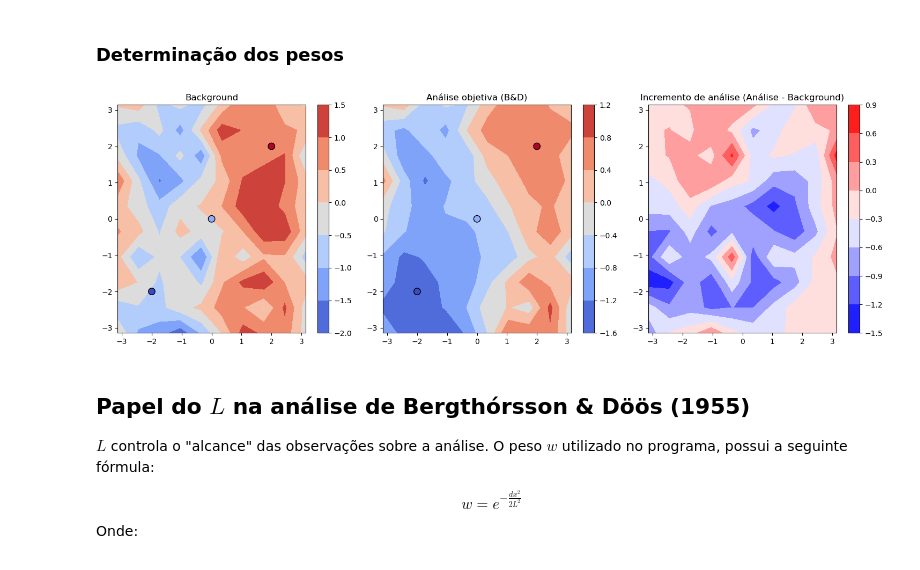
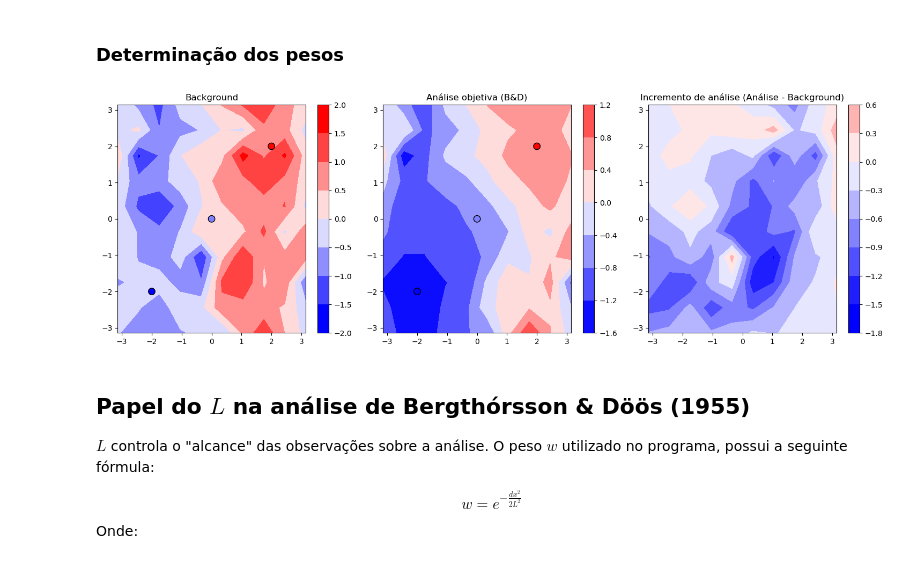
Before and after one commit to cfbastarz/MET563-3, a Jupyter notebook: atividade_03_analise_bd1955_1d2d.ipynb, the cells around one changed output. Saved outputs shown, nothing was run; the diff lists cells and outputs as text; code cells hidden in the pictures.

```diff
--- a/atividade_03_analise_bd1955_1d2d.ipynb
+++ b/atividade_03_analise_bd1955_1d2d.ipynb
@@ -181,24 +182,28 @@ for (xo, yo), obs in zip(obs_locs, obs_vals):
     xa = (1-w) * xa + w * obs
 # %%
 fig, axes = plt.subplots(1, 3, figsize=(15,5))
-cs0 = axes[0].contourf(LON, LAT, xb, cmap="coolwarm")
-axes[0].scatter(obs_locs[:,0], obs_locs[:,1], c=obs_vals, edgecolor="k", cmap="coolwarm", s=80)
+
+vmax1 = np.max(np.abs(xb))
+cs0 = axes[0].contourf(LON, LAT, xb, cmap="bwr", norm=colors.TwoSlopeNorm(vmin=-vmax1, vcenter=0, vmax=vmax1))
+axes[0].scatter(obs_locs[:,0], obs_locs[:,1], c=obs_vals, edgecolor="k", cmap="bwr", s=80)
 axes[0].set_title("Background")
 fig.colorbar(cs0, ax=axes[0])
 
-cs1 = axes[1].contourf(LON, LAT, xa, cmap="coolwarm")
-axes[1].scatter(obs_locs[:,0], obs_locs[:,1], c=obs_vals, edgecolor="k", cmap="coolwarm", s=80)
+vmax2 = np.max(np.abs(xa))
+cs1 = axes[1].contourf(LON, LAT, xa, cmap="bwr", norm=colors.TwoSlopeNorm(vmin=-vmax2, vcenter=0, vmax=vmax2))
+axes[1].scatter(obs_locs[:,0], obs_locs[:,1], c=obs_vals, edgecolor="k", cmap="bwr", s=80)
 axes[1].set_title("Análise objetiva (B&D)")
 fig.colorbar(cs1, ax=axes[1])
 
-cs2 = axes[2].contourf(LON, LAT, xa-xb, cmap="bwr")
+vmax3 = np.max(np.abs(xa-xb))
+cs2 = axes[2].contourf(LON, LAT, xa-xb, cmap="bwr", norm=colors.TwoSlopeNorm(vmin=-vmax3, vcenter=0, vmax=vmax3))
 axes[2].set_title("Incremento de análise (Análise - Background)")
 fig.colorbar(cs2, ax=axes[2])
 
 plt.tight_layout()
 plt.show()
 # %% [output]
-[figure, old version]
+[figure, new version]
 # %% [markdown]
 ## Papel do $L$ na análise de Bergthórsson & Döös (1955)
 
```
Also changed, not shown: parts of 2 cells of this notebook, 1 other file.
